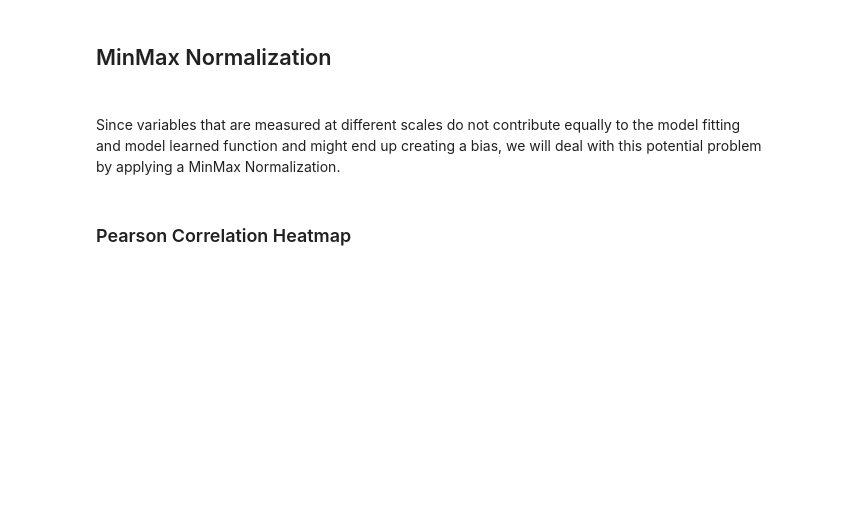
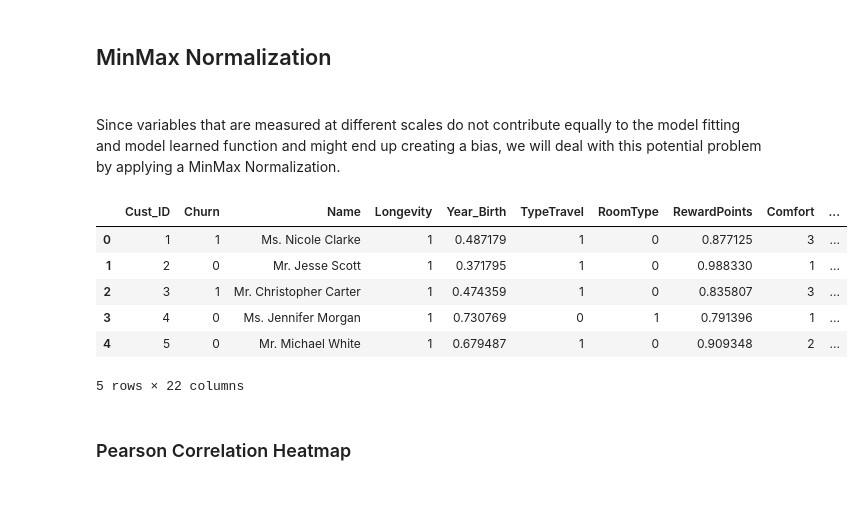
Before and after one commit to Leon209/Project_1-Supervised-Model, a Jupyter notebook: Project 1.ipynb, the cells around one changed output. Drawn from its saved outputs; the diff is of its cells as text; code cells hidden in the pictures; blank space fills up the shorter version.

```diff
--- a/Project 1.ipynb
+++ b/Project 1.ipynb
@@ -288,6 +285,15 @@ Name: RoomType, dtype: int64
 <p>Since variables that are measured at different scales do not contribute equally to the model fitting and model learned function and might end up creating a bias, we will deal with this potential problem by applying a MinMax Normalization.</p>
 # %%
 data[['Year_Birth','RewardPoints']] = minmax_scale(data[['Year_Birth','RewardPoints']])
+data.head()
+# %% [output]
+|  | Cust_ID | Churn | Name | Longevity | Year_Birth | TypeTravel | RoomType | RewardPoints | Comfort | ... |
+| 0 | 1 | 1 | Ms. Nicole Clarke | 1 | 0.487179 | 1 | 0 | 0.877125 | 3 | ... |
+| 1 | 2 | 0 | Mr. Jesse Scott | 1 | 0.371795 | 1 | 0 | 0.988330 | 1 | ... |
+| 2 | 3 | 1 | Mr. Christopher Carter | 1 | 0.474359 | 1 | 0 | 0.835807 | 3 | ... |
+| 3 | 4 | 0 | Ms. Jennifer Morgan | 1 | 0.730769 | 0 | 1 | 0.791396 | 1 | ... |
+| 4 | 5 | 0 | Mr. Michael White | 1 | 0.679487 | 1 | 0 | 0.909348 | 2 | ... |
+5 rows × 22 columns
 # %% [markdown]
 <h3>Pearson Correlation Heatmap<h3>
 # %%
```
Also changed, not shown: parts of 11 cells of this notebook.
